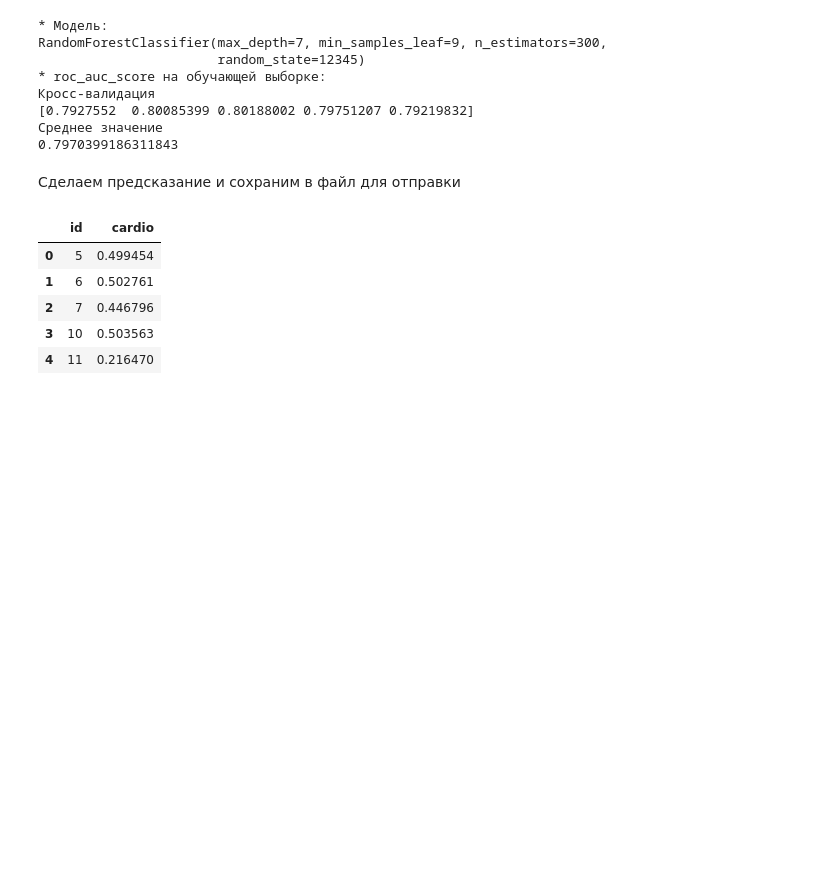
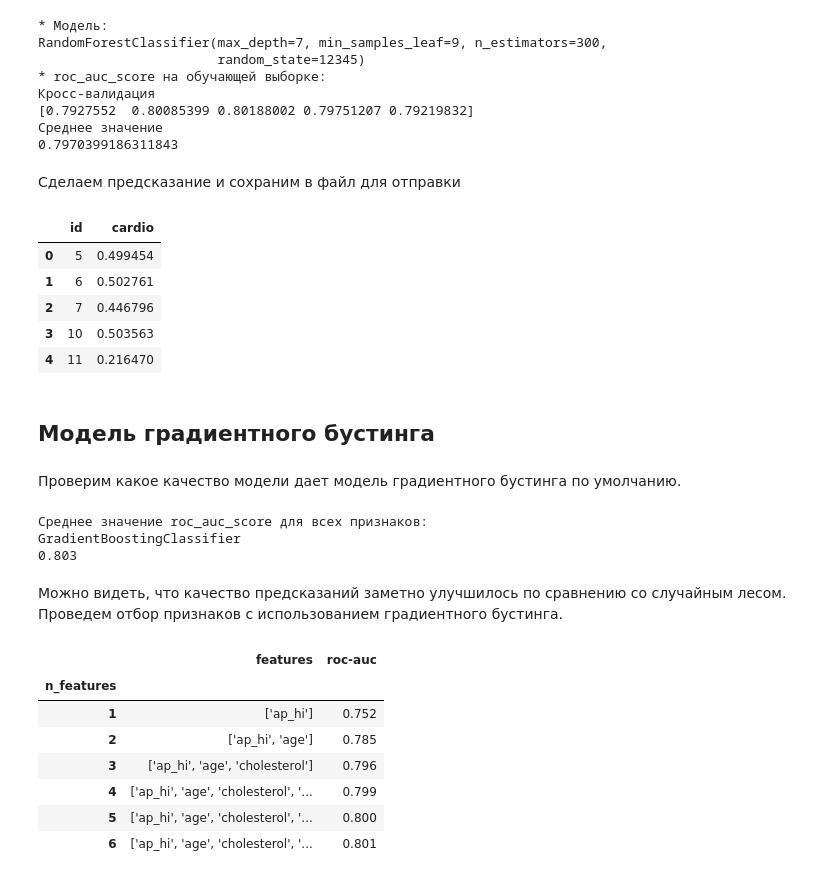
Before and after one commit to i-a-elkin/heart_diseases_prediction, a Jupyter notebook: notebook.ipynb, the cells around one changed output. Drawn from its saved outputs; the diff is of its cells as text; code cells hidden in the pictures; blank space fills up the shorter version.

```diff
--- a/notebook.ipynb
+++ b/notebook.ipynb
@@ -332,3 +332,22 @@ pd.read_csv('datasets/sample_submission_1.csv').head()
 | 2 | 7 | 0.446796 |
 | 3 | 10 | 0.503563 |
 | 4 | 11 | 0.216470 |
+# %% [markdown]
+## Модель градиентного бустинга
+# %% [markdown]
+Проверим какое качество модели дает модель градиентного бустинга по умолчанию.
+# %%
+cv_scores = cross_val_score(estimator=GradientBoostingClassifier(random_state=SEED),
+                            X=X_train, y=y_train,
+                            scoring=SCORE,
+                            cv=5,
+                            n_jobs=-1)
+print("Среднее значение {}_score для всех признаков:".format(SCORE))
+print("GradientBoostingClassifier")
+print(np.mean(cv_scores).round(3))
+# %% [output]
+Среднее значение roc_auc_score для всех признаков:
+GradientBoostingClassifier
+0.803
+# %% [markdown]
+Можно видеть, что качество предсказаний заметно улучшилось по сравнению со случайным лесом. Проведем отбор признаков с использованием градиентного бустинга.
@@ -334,0 +375,14 @@ pd.read_csv('datasets/sample_submission_1.csv').head()
+# %%
+feature_selection_b = pd.read_csv('feature_selection/boosting_auc.csv')
+feature_selection_b.index = feature_selection_b['n_features']
+feature_selection_b['roc-auc'] = feature_selection_b['roc-auc'].round(3)
+feature_selection_b[['features', 'roc-auc']].head(6)
+# %% [output]
+|  | features | roc-auc |
+| n_features |  |  |
+| 1 | ['ap_hi'] | 0.752 |
+| 2 | ['ap_hi', 'age'] | 0.785 |
+| 3 | ['ap_hi', 'age', 'cholesterol'] | 0.796 |
+| 4 | ['ap_hi', 'age', 'cholesterol', '... | 0.799 |
+| 5 | ['ap_hi', 'age', 'cholesterol', '... | 0.800 |
+| 6 | ['ap_hi', 'age', 'cholesterol', '... | 0.801 |
```
Also changed, not shown: parts of 17 cells of this notebook, 1 other file.
